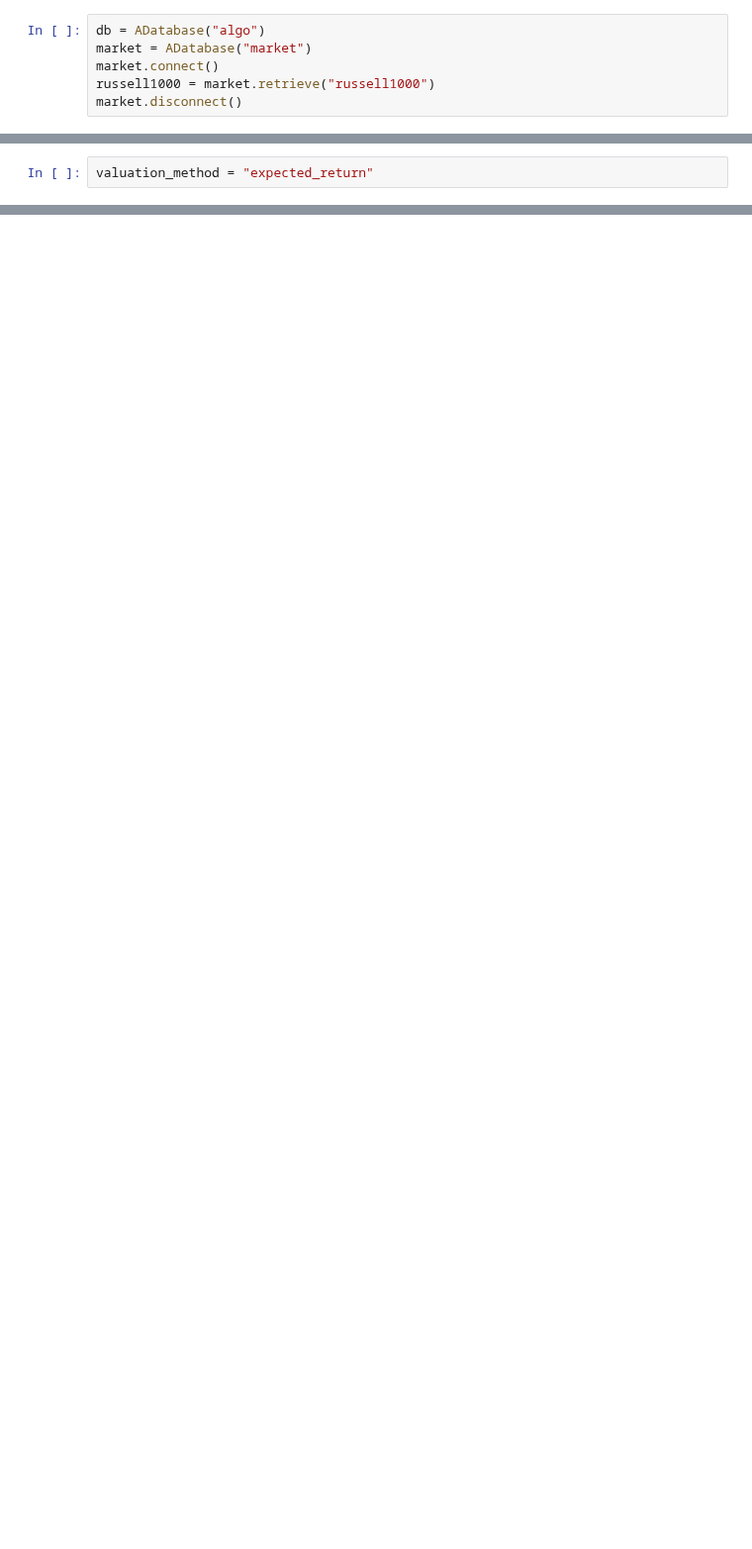
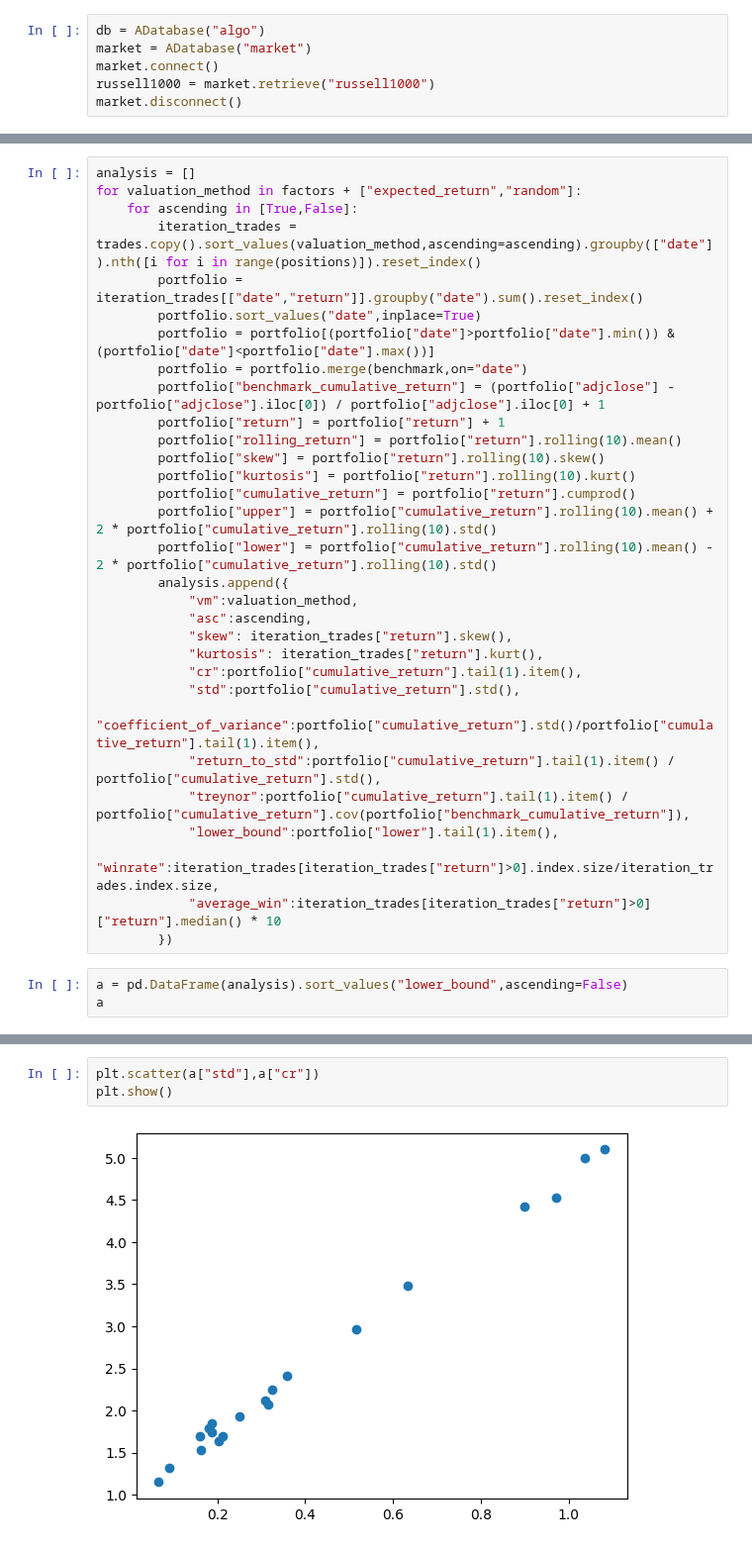
Before and after one commit to chung-ejy/sapling, a Jupyter notebook: final.ipynb, the cells around one changed output, grey strips where cells are left out. Shown at 99% size. Saved outputs shown, nothing was run; the diff lists cells and outputs as text; blank space fills up the shorter version.

```diff
--- a/final.ipynb
+++ b/final.ipynb
@@ -78,2 +71,34 @@ trades = processor.column_date_processing(trades)
 # %%
-valuation_method = "expected_return"
+analysis = []
+for valuation_method in factors + ["expected_return","random"]:
+    for ascending in [True,False]:
+        iteration_trades = trades.copy().sort_values(valuation_method,ascending=ascending).groupby(["date"]).nth([i for i in range(positions)]).reset_index()
+        portfolio = iteration_trades[["date","return"]].groupby("date").sum().reset_index()
+        portfolio.sort_values("date",inplace=True)
+        portfolio = portfolio[(portfolio["date"]>portfolio["date"].min()) & (portfolio["date"]<portfolio["date"].max())]
+        portfolio = portfolio.merge(benchmark,on="date")
+        portfolio["benchmark_cumulative_return"] = (portfolio["adjclose"] - portfolio["adjclose"].iloc[0]) / portfolio["adjclose"].iloc[0] + 1
+        portfolio["return"] = portfolio["return"] + 1
+        portfolio["rolling_return"] = portfolio["return"].rolling(10).mean()
+        portfolio["skew"] = portfolio["return"].rolling(10).skew()
+        portfolio["kurtosis"] = portfolio["return"].rolling(10).kurt()
+        portfolio["cumulative_return"] = portfolio["return"].cumprod()
+        portfolio["upper"] = portfolio["cumulative_return"].rolling(10).mean() +  2 * portfolio["cumulative_return"].rolling(10).std()
+        portfolio["lower"] = portfolio["cumulative_return"].rolling(10).mean() -  2 * portfolio["cumulative_return"].rolling(10).std()
+        analysis.append({
+            "vm":valuation_method,
+            "asc":ascending,
+            "skew": iteration_trades["return"].skew(),
+            "kurtosis": iteration_trades["return"].kurt(),
+            "cr":portfolio["cumulative_return"].tail(1).item(),
+            "std":portfolio["cumulative_return"].std(),
+            "coefficient_of_variance":portfolio["cumulative_return"].std()/portfolio["cumulative_return"].tail(1).item(),
+            "return_to_std":portfolio["cumulative_return"].tail(1).item() / portfolio["cumulative_return"].std(),
+            "treynor":portfolio["cumulative_return"].tail(1).item() / portfolio["cumulative_return"].cov(portfolio["benchmark_cumulative_return"]),
+            "lower_bound":portfolio["lower"].tail(1).item(),
+            "winrate":iteration_trades[iteration_trades["return"]>0].index.size/iteration_trades.index.size,
+            "average_win":iteration_trades[iteration_trades["return"]>0]["return"].median() * 10
+        })
+# %%
+a = pd.DataFrame(analysis).sort_values("lower_bound",ascending=False)
+a
@@ -79,0 +123,5 @@ valuation_method = "expected_return"
+# %%
+plt.scatter(a["std"],a["cr"])
+plt.show()
+# %% [output]
+[figure, added]
```
Also changed, not shown: parts of 11 cells of this notebook, 1 other file.
